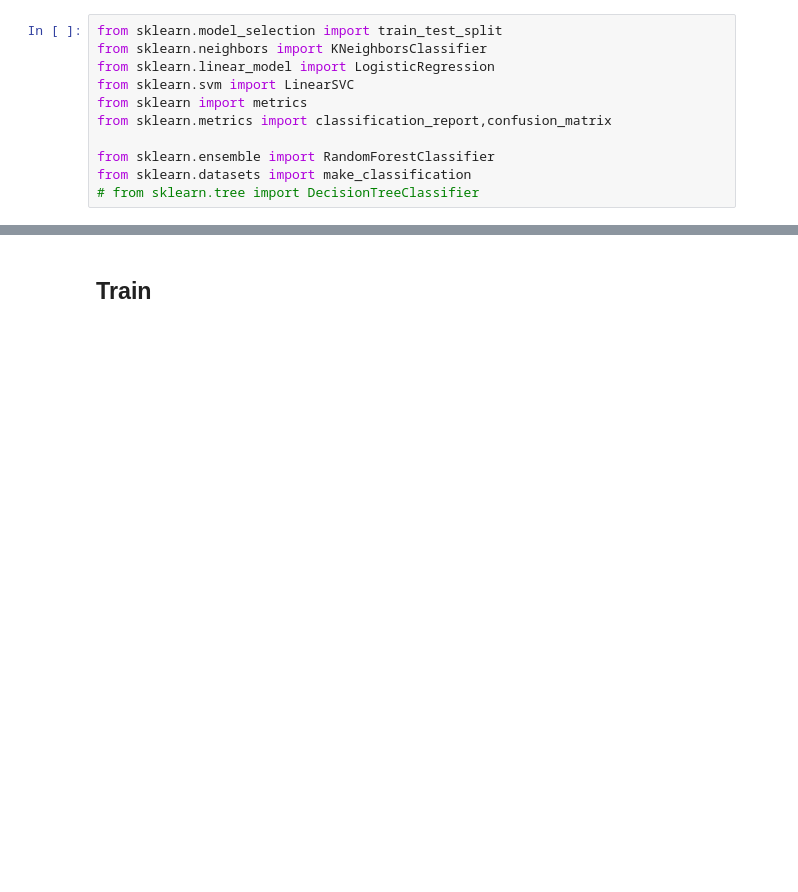
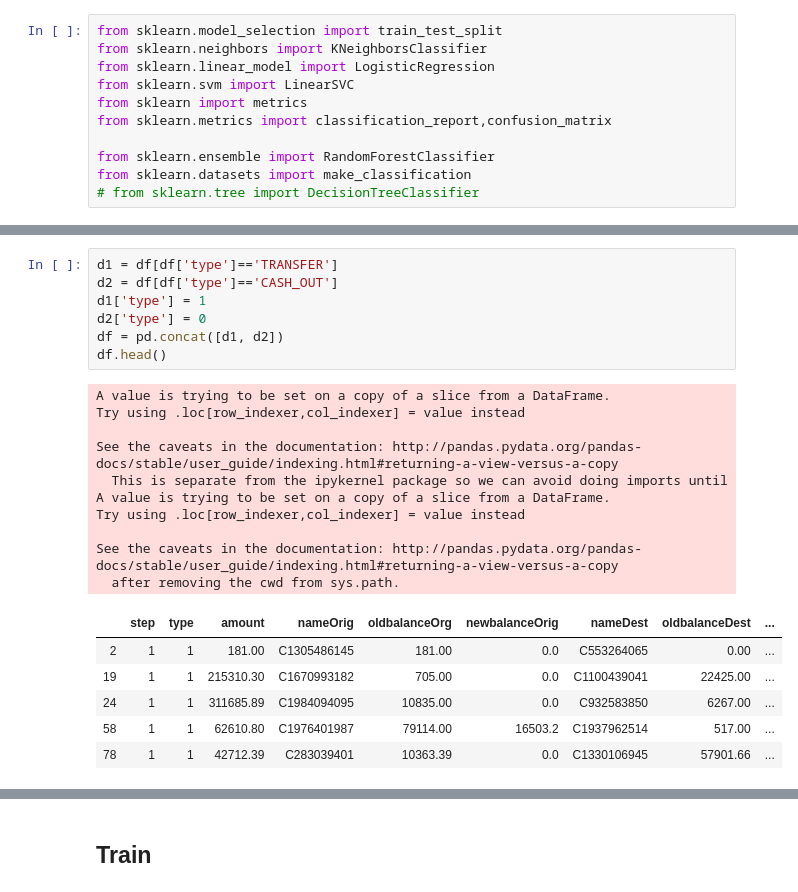
Before and after one commit to MtheEPIC/KaggleProj, a Jupyter notebook: CardTransaction.ipynb, the cells around one changed output, grey strips where cells are left out. Drawn from its saved outputs; the diff is of its cells as text; blank space fills up the shorter version.

```diff
--- a/CardTransaction.ipynb
+++ b/CardTransaction.ipynb
@@ -197,2 +168,26 @@ data.head()
+# %%
+d1 = df[df['type']=='TRANSFER']
+d2 = df[df['type']=='CASH_OUT']
+d1['type'] = 1
+d2['type'] = 0
+df = pd.concat([d1, d2])
+df.head()
+# %% [output]
+A value is trying to be set on a copy of a slice from a DataFrame.
+Try using .loc[row_indexer,col_indexer] = value instead
+
+See the caveats in the documentation: http://pandas.pydata.org/pandas-docs/stable/user_guide/indexing.html#returning-a-view-versus-a-copy
+  This is separate from the ipykernel package so we can avoid doing imports until
+A value is trying to be set on a copy of a slice from a DataFrame.
+Try using .loc[row_indexer,col_indexer] = value instead
+
+See the caveats in the documentation: http://pandas.pydata.org/pandas-docs/stable/user_guide/indexing.html#returning-a-view-versus-a-copy
+  after removing the cwd from sys.path.
+|  | step | type | amount | nameOrig | oldbalanceOrg | newbalanceOrig | nameDest | oldbalanceDest | ... |
+| 2 | 1 | 1 | 181.00 | C1305486145 | 181.00 | 0.0 | C553264065 | 0.00 | ... |
+| 19 | 1 | 1 | 215310.30 | C1670993182 | 705.00 | 0.0 | C1100439041 | 22425.00 | ... |
+| 24 | 1 | 1 | 311685.89 | C1984094095 | 10835.00 | 0.0 | C932583850 | 6267.00 | ... |
+| 58 | 1 | 1 | 62610.80 | C1976401987 | 79114.00 | 16503.2 | C1937962514 | 517.00 | ... |
+| 78 | 1 | 1 | 42712.39 | C283039401 | 10363.39 | 0.0 | C1330106945 | 57901.66 | ... |
 # %%
 ## FIND DAYS WITH NO FRAUD
```
Also changed, not shown: parts of 48 cells of this notebook.
